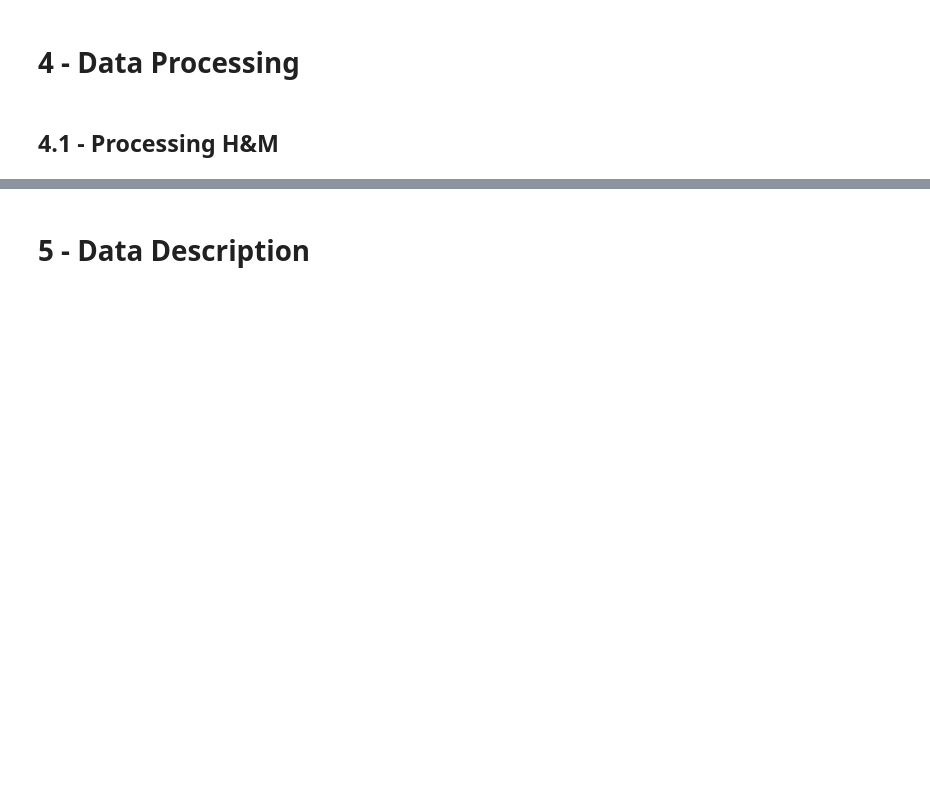
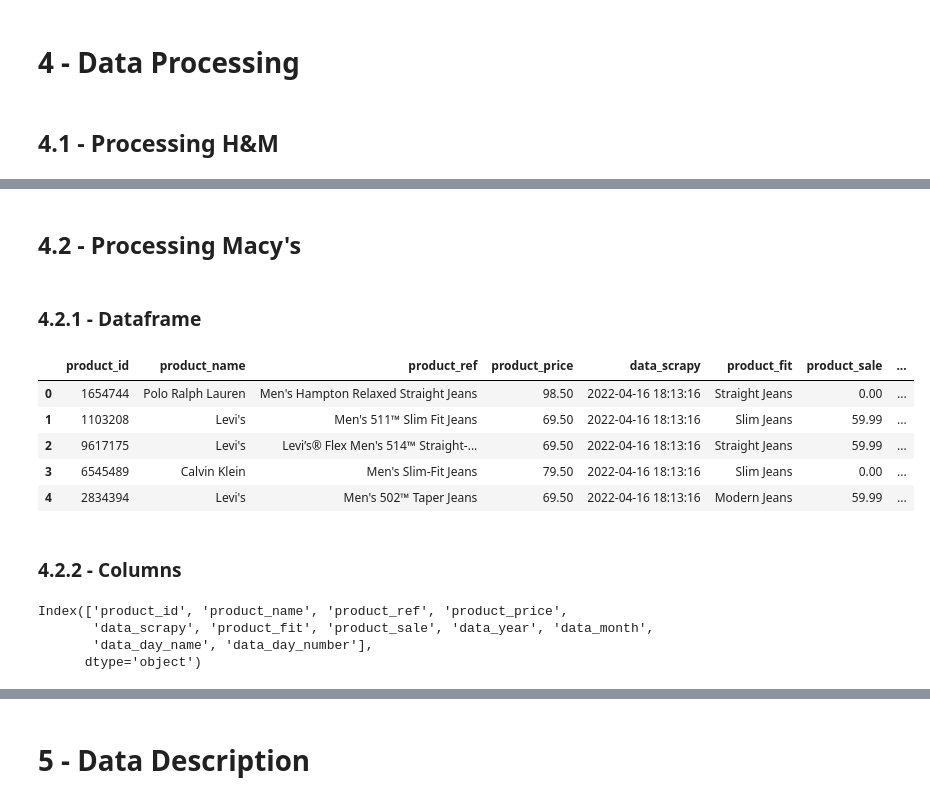
Before and after one commit to Mat004/Web-Scraping-Star-Jeans, a Jupyter notebook: p02_webscraping.ipynb, the cells around one changed output, grey strips where cells are left out. Saved outputs shown, nothing was run; the diff lists cells and outputs as text; code cells hidden in the pictures; blank space fills up the shorter version.

```diff
--- a/p02_webscraping.ipynb
+++ b/p02_webscraping.ipynb
@@ -376,0 +484,34 @@ datetime.datetime
+# %% [markdown]
+## 4.2 - Processing Macy's
+# %% [markdown]
+### 4.2.1 - Dataframe
+# %%
+# Passo 1: Carregando os dados
+
+data_macys = dp_macys('data_macys.csv')
+
+
+# Passo 2: Aplicando regex para tratar os dados
+data_macys = regex_macys(data_macys)
+
+
+# Passo 3: Modificando o tipo dos dados
+data_macys = column_macys(data_macys)
+
+data_macys.head()
+# %% [output]
+|  | product_id | product_name | product_ref | product_price | data_scrapy | product_fit | product_sale | ... |
+| 0 | 1654744 | Polo Ralph Lauren | Men's Hampton Relaxed Straight Jeans | 98.50 | 2022-04-16 18:13:16 | Straight Jeans | 0.00 | ... |
+| 1 | 1103208 | Levi's | Men's 511™ Slim Fit Jeans | 69.50 | 2022-04-16 18:13:16 | Slim Jeans | 59.99 | ... |
+| 2 | 9617175 | Levi's | Levi’s® Flex Men's 514™ Straight-... | 69.50 | 2022-04-16 18:13:16 | Straight Jeans | 59.99 | ... |
+| 3 | 6545489 | Calvin Klein | Men's Slim-Fit Jeans | 79.50 | 2022-04-16 18:13:16 | Slim Jeans | 0.00 | ... |
+| 4 | 2834394 | Levi's | Men's 502™ Taper Jeans | 69.50 | 2022-04-16 18:13:16 | Modern Jeans | 59.99 | ... |
+# %% [markdown]
+### 4.2.2 - Columns
+# %%
+data_macys.columns
+# %% [output]
+Index(['product_id', 'product_name', 'product_ref', 'product_price',
+       'data_scrapy', 'product_fit', 'product_sale', 'data_year', 'data_month',
+       'data_day_name', 'data_day_number'],
+      dtype='object')
```
Also changed, not shown: parts of 26 cells of this notebook.
